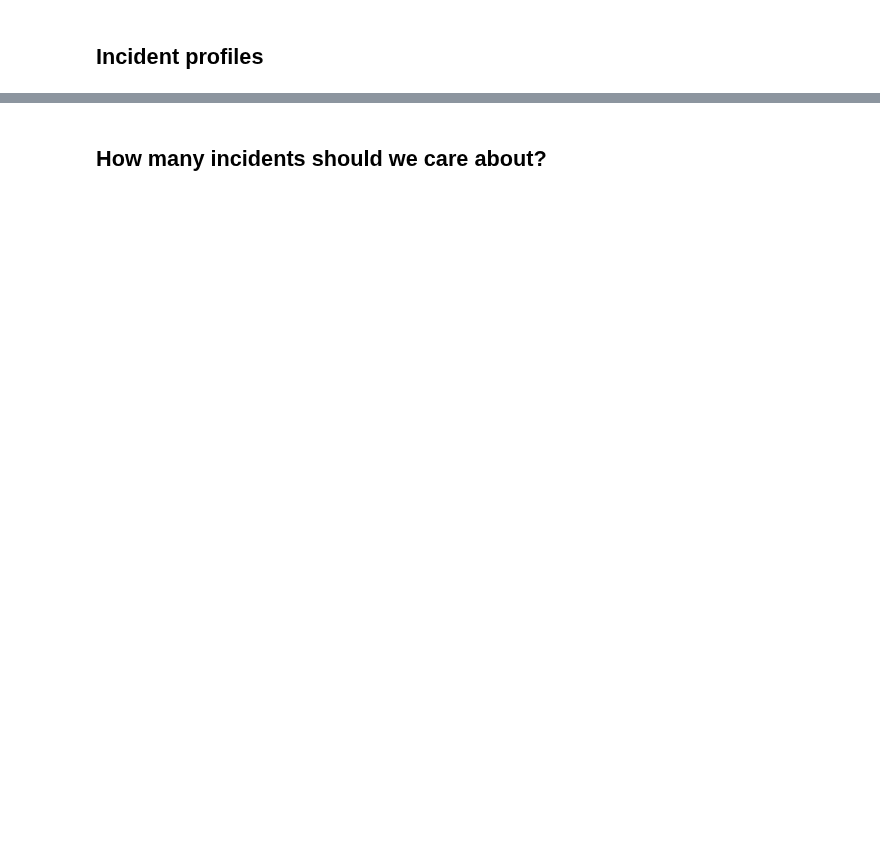
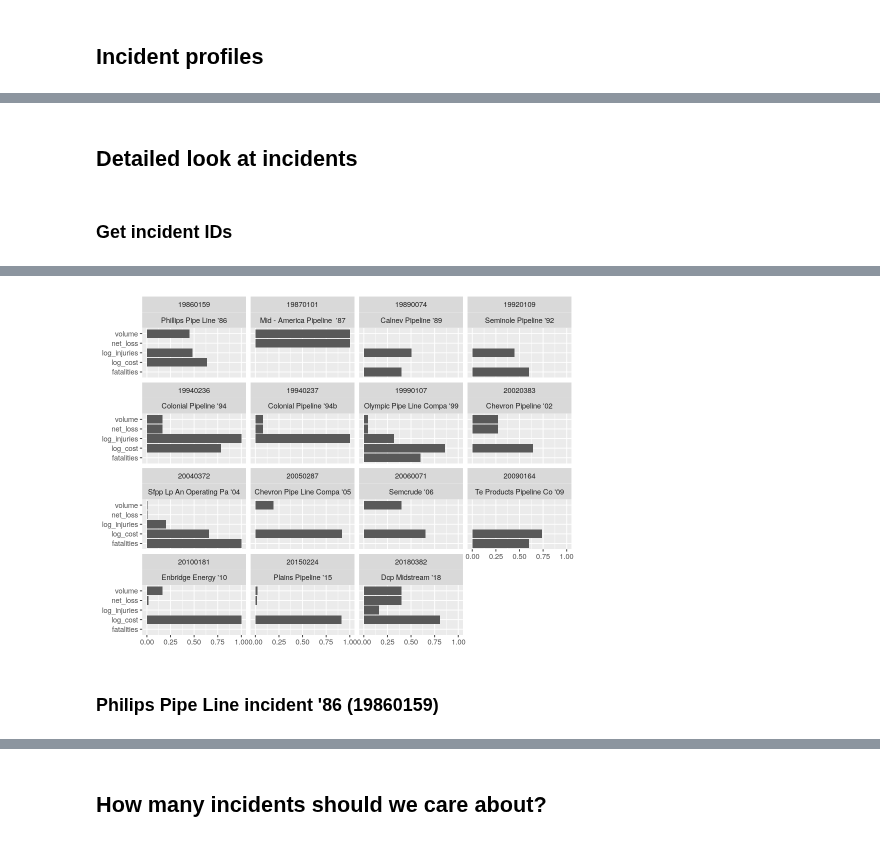
Before and after one commit to julianbarg/spills, a Jupyter notebook: presentations/rpm_2020-04-xx/rpm_2020-04-xx.ipynb, the cells around one changed output, grey strips where cells are left out. Cells and saved outputs as stored; diff of their text form; code cells hidden in the pictures; blank space fills up the shorter version.

```diff
--- a/presentations/rpm_2020-04-xx/rpm_2020-04-xx.ipynb
+++ b/presentations/rpm_2020-04-xx/rpm_2020-04-xx.ipynb
@@ -246,0 +252,15 @@ Warning message:
+# %% [markdown]
+## Detailed look at incidents
+# %% [markdown]
+### Get incident IDs
+# %%
+incident_profiles_ID <- top_10_scaled %>%
+    pivot_longer(-c(nickname, incident_ID)) %>%
+    ggplot(aes(x = name, y = value)) +
+        geom_col() +
+        facet_wrap(incident_ID ~ nickname) +
+        coord_flip() +
+        labs(y = NULL, x = NULL)
+# %%
+incident_profiles_ID
+# %% [output]
@@ -246,0 +269 @@ Warning message:
+[figure, added]
@@ -246,0 +307,2 @@ Warning message:
+# %% [markdown]
+### Philips Pipe Line incident '86 (19860159)
```
Also changed, not shown: parts of 8 cells of this notebook, 2 other files.
